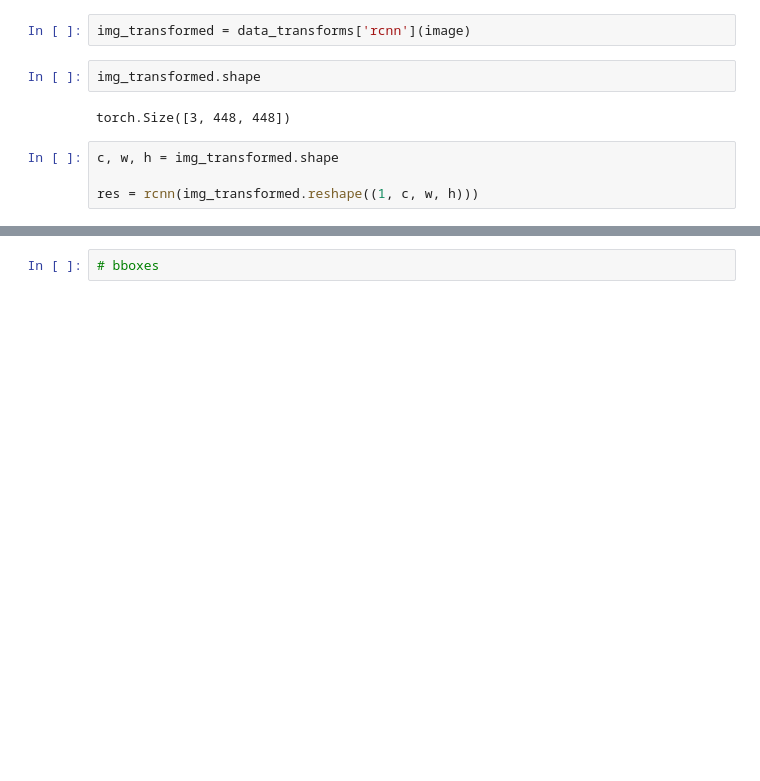
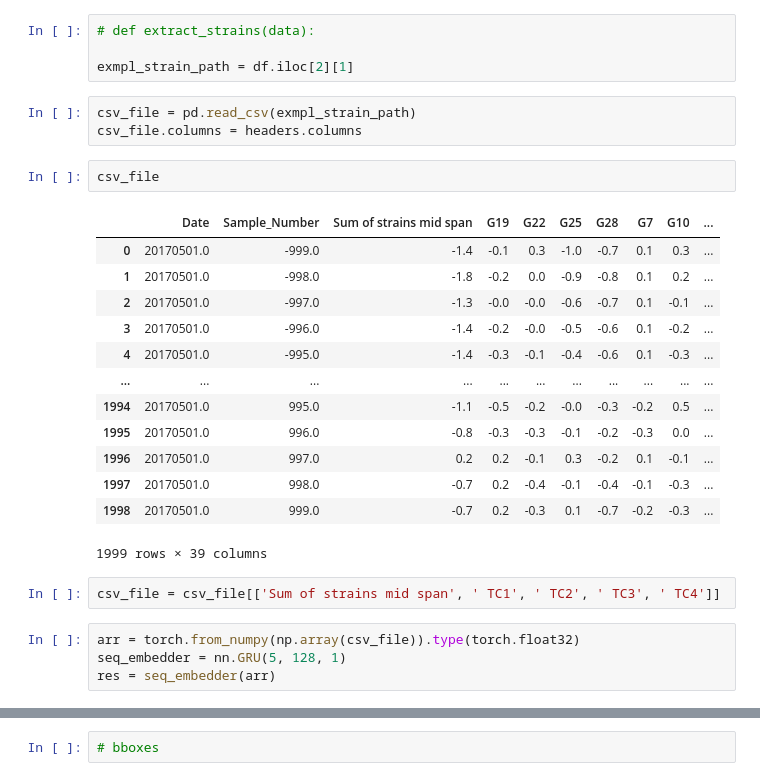
Before and after one commit to MohammadYs77/Bridge-Microstrain-Prediction, a Jupyter notebook: Bridge_Load.ipynb, the cells around one changed output, grey strips where cells are left out. Saved outputs shown, nothing was run; the diff lists cells and outputs as text; blank space fills up the shorter version.

```diff
--- a/Bridge_Load.ipynb
+++ b/Bridge_Load.ipynb
@@ -185,13 +154,32 @@ torch.Size([3, 448, 448])
-# %%
-img_transformed = data_transforms['rcnn'](image)
-# %%
-img_transformed.shape
-# %% [output]
-torch.Size([3, 448, 448])
-# %%
-c, w, h = img_transformed.shape
-
-res = rcnn(img_transformed.reshape((1, c, w, h)))
+# %%
+# def extract_strains(data):
+
+exmpl_strain_path = df.iloc[2][1]
+# %%
+csv_file = pd.read_csv(exmpl_strain_path)
+csv_file.columns = headers.columns
+# %%
+csv_file
+# %% [output]
+|  | Date | Sample_Number | Sum of strains mid span | G19 | G22 | G25 | G28 | G7 | G10 | ... |
+| 0 | 20170501.0 | -999.0 | -1.4 | -0.1 | 0.3 | -1.0 | -0.7 | 0.1 | 0.3 | ... |
+| 1 | 20170501.0 | -998.0 | -1.8 | -0.2 | 0.0 | -0.9 | -0.8 | 0.1 | 0.2 | ... |
+| 2 | 20170501.0 | -997.0 | -1.3 | -0.0 | -0.0 | -0.6 | -0.7 | 0.1 | -0.1 | ... |
+| 3 | 20170501.0 | -996.0 | -1.4 | -0.2 | -0.0 | -0.5 | -0.6 | 0.1 | -0.2 | ... |
+| 4 | 20170501.0 | -995.0 | -1.4 | -0.3 | -0.1 | -0.4 | -0.6 | 0.1 | -0.3 | ... |
+| ... | ... | ... | ... | ... | ... | ... | ... | ... | ... | ... |
+| 1994 | 20170501.0 | 995.0 | -1.1 | -0.5 | -0.2 | -0.0 | -0.3 | -0.2 | 0.5 | ... |
+| 1995 | 20170501.0 | 996.0 | -0.8 | -0.3 | -0.3 | -0.1 | -0.2 | -0.3 | 0.0 | ... |
+| 1996 | 20170501.0 | 997.0 | 0.2 | 0.2 | -0.1 | 0.3 | -0.2 | 0.1 | -0.1 | ... |
+| 1997 | 20170501.0 | 998.0 | -0.7 | 0.2 | -0.4 | -0.1 | -0.4 | -0.1 | -0.3 | ... |
+| 1998 | 20170501.0 | 999.0 | -0.7 | 0.2 | -0.3 | 0.1 | -0.7 | -0.2 | -0.3 | ... |
+1999 rows × 39 columns
+# %%
+csv_file = csv_file[['Sum of strains mid span', ' TC1', ' TC2', ' TC3', ' TC4']]
+# %%
+arr = torch.from_numpy(np.array(csv_file)).type(torch.float32)
+seq_embedder = nn.GRU(5, 128, 1)
+res = seq_embedder(arr)
 # %%
 res[0]
 # %% [output]
```
Also changed, not shown: parts of 32 cells of this notebook.
